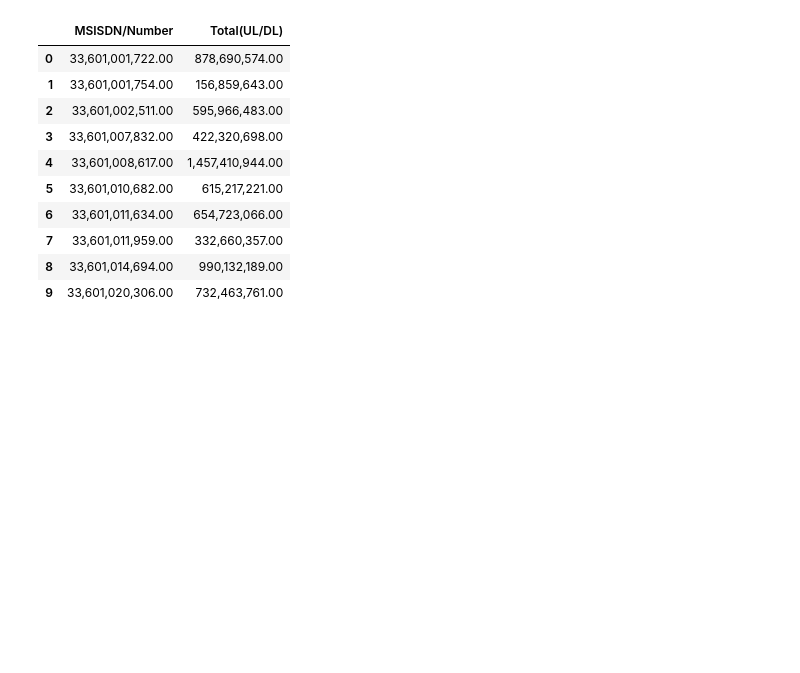
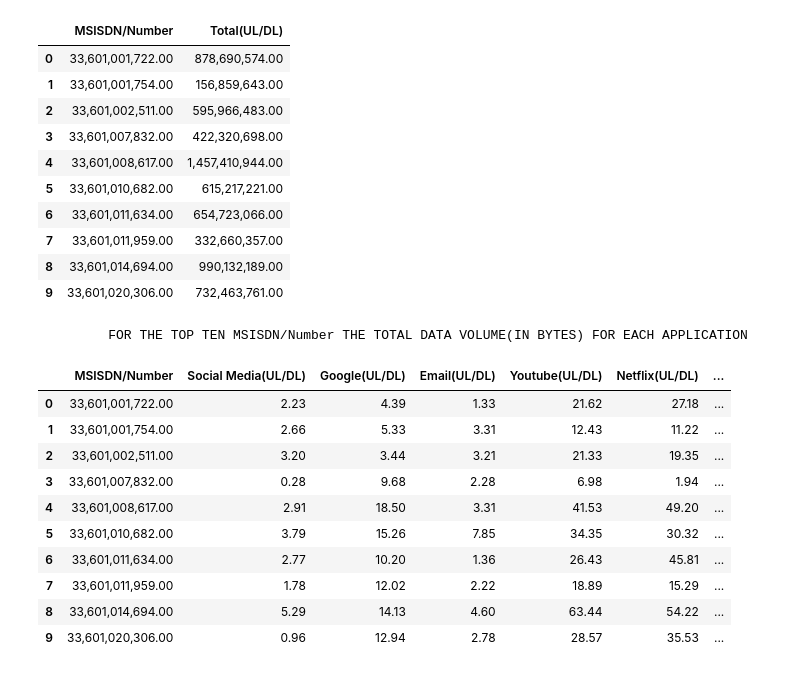
Before and after one commit to sel6/TellCo_Data_Analysis, a Jupyter notebook: notebooks/Data_Explore.ipynb, the cells around one changed output. Drawn from its saved outputs; the diff is of its cells as text; code cells hidden in the pictures; blank space fills up the shorter version.

Commit message:
add total data volume for each apk

```diff
--- a/notebooks/Data_Explore.ipynb
+++ b/notebooks/Data_Explore.ipynb
@@ -288,3 +288,48 @@ TOTAL UPLOAD AND DOWNLOAD DATA FOR THE TOP TEN MSISDN/Number
 | 7 | 33,601,011,959.00 | 332,660,357.00 |
 | 8 | 33,601,014,694.00 | 990,132,189.00 |
 | 9 | 33,601,020,306.00 | 732,463,761.00 |
+# %%
+with warnings.catch_warnings(record=True):
+    filled['Social Media(UL/DL)'] = filled['Social Media DL (Bytes)'] + filled['Social Media UL (Bytes)']
+    filled['Social Media(UL/DL)'] = utilise.convert_bytes_to_megabytes(filled,'Social Media(UL/DL)')
+
+    filled['Google(UL/DL)'] = filled['Google DL (Bytes)'] + filled['Google UL (Bytes)']
+    filled['Google(UL/DL)'] = utilise.convert_bytes_to_megabytes(filled,'Google(UL/DL)')
+
+    filled['Email(UL/DL)'] = filled['Email DL (Bytes)'] + filled['Email UL (Bytes)']
+    filled['Email(UL/DL)'] = utilise.convert_bytes_to_megabytes(filled,'Email(UL/DL)')
+
+    filled['Youtube(UL/DL)'] = filled['Youtube DL (Bytes)'] + filled['Youtube UL (Bytes)']
+    filled['Youtube(UL/DL)'] = utilise.convert_bytes_to_megabytes(filled,'Youtube(UL/DL)')
+
+    filled['Netflix(UL/DL)'] = filled['Netflix DL (Bytes)'] + filled['Netflix UL (Bytes)']
+    filled['Netflix(UL/DL)'] = utilise.convert_bytes_to_megabytes(filled,'Netflix(UL/DL)')
+
+    filled['Gaming(UL/DL)'] = filled['Gaming DL (Bytes)'] + filled['Gaming UL (Bytes)']
+    filled['Gaming(UL/DL)'] = utilise.convert_bytes_to_megabytes(filled,'Gaming(UL/DL)')
+
+    filled['Netflix(UL/DL)'] = filled['Netflix DL (Bytes)'] + filled['Netflix UL (Bytes)']
+    filled['Netflix(UL/DL)'] = utilise.convert_bytes_to_megabytes(filled,'Netflix(UL/DL)')
+
+    filled['Other(UL/DL)'] = filled['Other DL (Bytes)'] + filled['Other UL (Bytes)']
+    filled['Other(UL/DL)'] = utilise.convert_bytes_to_megabytes(filled,'Other(UL/DL)')
+
+soc_med = filled.groupby('MSISDN/Number').agg({'Social Media(UL/DL)':'sum', 'Google(UL/DL)':'sum',
+                                               'Email(UL/DL)':'sum', 'Youtube(UL/DL)':'sum', 'Netflix(UL/DL)':'sum',
+                                              'Gaming(UL/DL)':'sum', 'Other(UL/DL)':'sum'}).reset_index()
+
+print('\t FOR THE TOP TEN MSISDN/Number THE TOTAL DATA VOLUME(IN BYTES) FOR EACH APPLICATION')
+soc_med.head(10)
+# %% [output]
+         FOR THE TOP TEN MSISDN/Number THE TOTAL DATA VOLUME(IN BYTES) FOR EACH APPLICATION
+|  | MSISDN/Number | Social Media(UL/DL) | Google(UL/DL) | Email(UL/DL) | Youtube(UL/DL) | Netflix(UL/DL) | ... |
+| 0 | 33,601,001,722.00 | 2.23 | 4.39 | 1.33 | 21.62 | 27.18 | ... |
+| 1 | 33,601,001,754.00 | 2.66 | 5.33 | 3.31 | 12.43 | 11.22 | ... |
+| 2 | 33,601,002,511.00 | 3.20 | 3.44 | 3.21 | 21.33 | 19.35 | ... |
+| 3 | 33,601,007,832.00 | 0.28 | 9.68 | 2.28 | 6.98 | 1.94 | ... |
+| 4 | 33,601,008,617.00 | 2.91 | 18.50 | 3.31 | 41.53 | 49.20 | ... |
+| 5 | 33,601,010,682.00 | 3.79 | 15.26 | 7.85 | 34.35 | 30.32 | ... |
+| 6 | 33,601,011,634.00 | 2.77 | 10.20 | 1.36 | 26.43 | 45.81 | ... |
+| 7 | 33,601,011,959.00 | 1.78 | 12.02 | 2.22 | 18.89 | 15.29 | ... |
+| 8 | 33,601,014,694.00 | 5.29 | 14.13 | 4.60 | 63.44 | 54.22 | ... |
+| 9 | 33,601,020,306.00 | 0.96 | 12.94 | 2.78 | 28.57 | 35.53 | ... |
```
